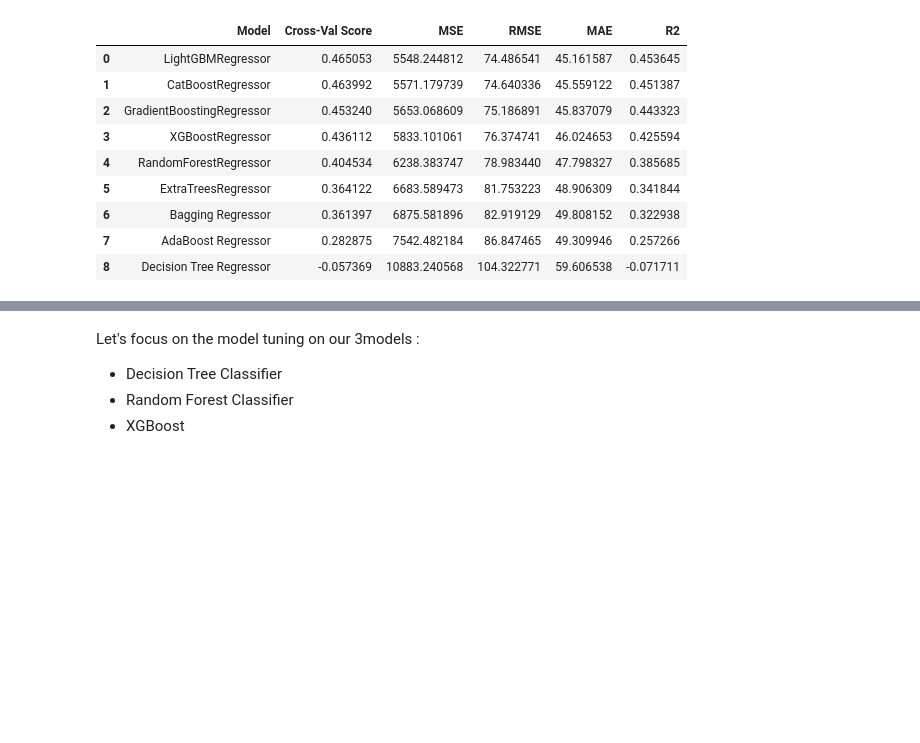
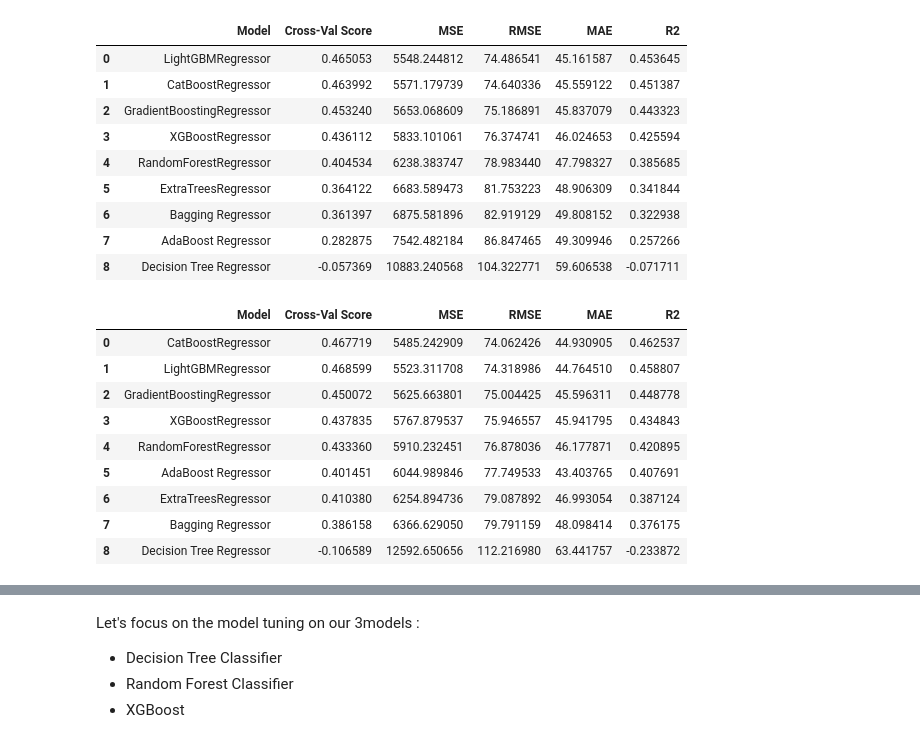
Before and after one commit to albnsft/EL, a Jupyter notebook: modeling.ipynb, the cells around one changed output, grey strips where cells are left out. Saved outputs shown, nothing was run; the diff lists cells and outputs as text; code cells hidden in the pictures; blank space fills up the shorter version.

```diff
--- a/modeling.ipynb
+++ b/modeling.ipynb
@@ -434,3 +489,18 @@ df_models
 | 6 | Bagging Regressor | 0.361397 | 6875.581896 | 82.919129 | 49.808152 | 0.322938 |
 | 7 | AdaBoost Regressor | 0.282875 | 7542.482184 | 86.847465 | 49.309946 | 0.257266 |
 | 8 | Decision Tree Regressor | -0.057369 | 10883.240568 | 104.322771 | 59.606538 | -0.071711 |
+# %%
+# run with outliers after split at 3.5 of z score and smoothing of target encode at 0.5 with latitude and longitude
+
+df_models
+# %% [output]
+|  | Model | Cross-Val Score | MSE | RMSE | MAE | R2 |
+| 0 | CatBoostRegressor | 0.467719 | 5485.242909 | 74.062426 | 44.930905 | 0.462537 |
+| 1 | LightGBMRegressor | 0.468599 | 5523.311708 | 74.318986 | 44.764510 | 0.458807 |
+| 2 | GradientBoostingRegressor | 0.450072 | 5625.663801 | 75.004425 | 45.596311 | 0.448778 |
+| 3 | XGBoostRegressor | 0.437835 | 5767.879537 | 75.946557 | 45.941795 | 0.434843 |
+| 4 | RandomForestRegressor | 0.433360 | 5910.232451 | 76.878036 | 46.177871 | 0.420895 |
+| 5 | AdaBoost Regressor | 0.401451 | 6044.989846 | 77.749533 | 43.403765 | 0.407691 |
+| 6 | ExtraTreesRegressor | 0.410380 | 6254.894736 | 79.087892 | 46.993054 | 0.387124 |
+| 7 | Bagging Regressor | 0.386158 | 6366.629050 | 79.791159 | 48.098414 | 0.376175 |
+| 8 | Decision Tree Regressor | -0.106589 | 12592.650656 | 112.216980 | 63.441757 | -0.233872 |
```
Also changed, not shown: parts of 12 cells of this notebook, 4 other files.
